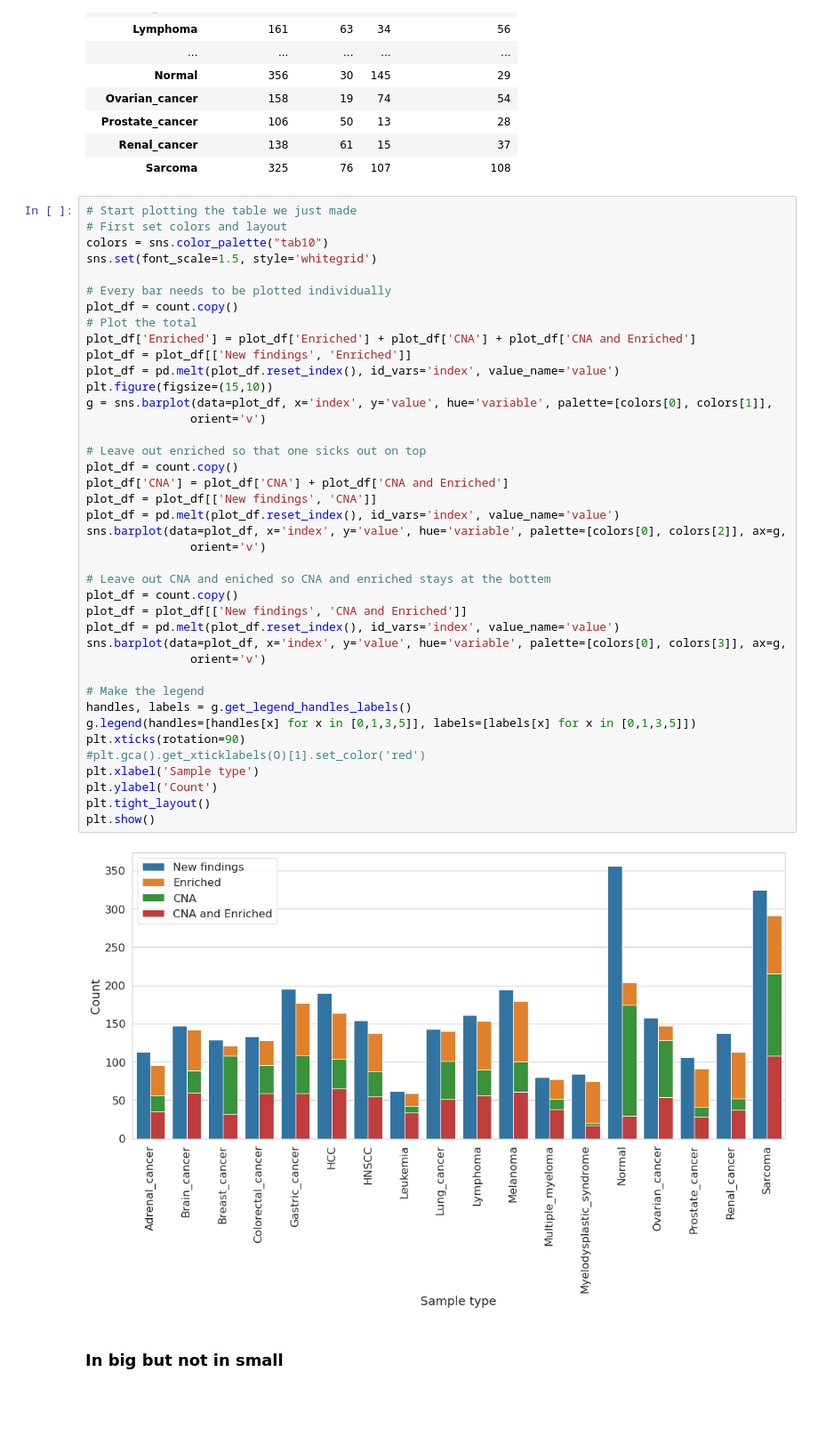
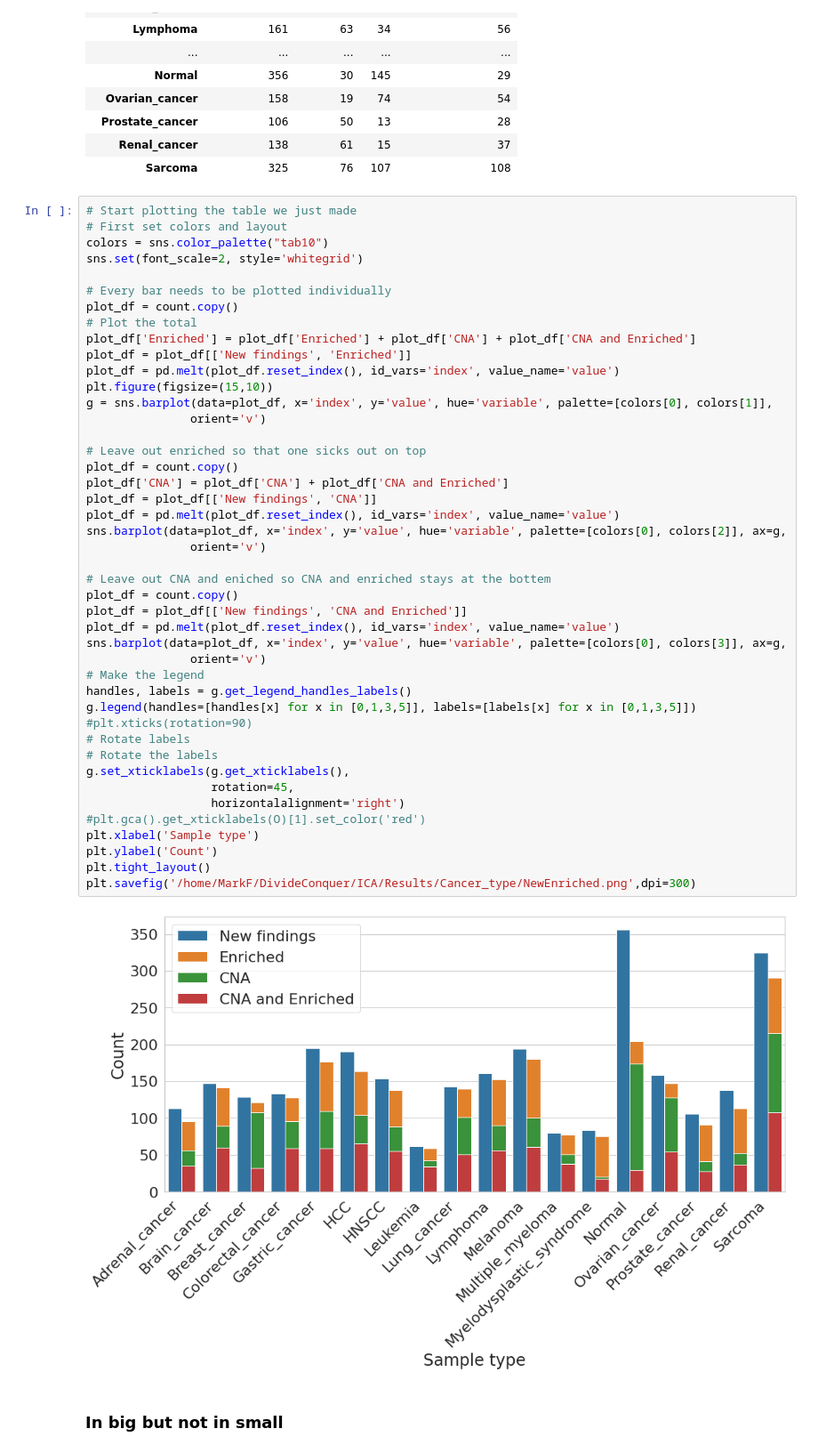
Before and after one commit to MarkF-hanze/ICA, a Jupyter notebook: Jupyter_Notebooks/Inspect_Biology.ipynb, the cells around one changed output. Shown at 89% size. Saved outputs shown, nothing was run; the diff lists cells and outputs as text; blank space fills up the shorter version.

Commit message:
higher quality images

```diff
--- a/Jupyter_Notebooks/Inspect_Biology.ipynb
+++ b/Jupyter_Notebooks/Inspect_Biology.ipynb
@@ -438,44 +438,48 @@ count
 # Start plotting the table we just made
 # First set colors and layout
 colors = sns.color_palette("tab10")
-sns.set(font_scale=1.5, style='whitegrid')
+sns.set(font_scale=2, style='whitegrid')
 
 # Every bar needs to be plotted individually
 plot_df = count.copy()
 # Plot the total
 plot_df['Enriched'] = plot_df['Enriched'] + plot_df['CNA'] + plot_df['CNA and Enriched']
 plot_df = plot_df[['New findings', 'Enriched']]
 plot_df = pd.melt(plot_df.reset_index(), id_vars='index', value_name='value')
 plt.figure(figsize=(15,10))
 g = sns.barplot(data=plot_df, x='index', y='value', hue='variable', palette=[colors[0], colors[1]],
                orient='v')
 
 # Leave out enriched so that one sicks out on top
 plot_df = count.copy()
 plot_df['CNA'] = plot_df['CNA'] + plot_df['CNA and Enriched']
 plot_df = plot_df[['New findings', 'CNA']]
 plot_df = pd.melt(plot_df.reset_index(), id_vars='index', value_name='value')
 sns.barplot(data=plot_df, x='index', y='value', hue='variable', palette=[colors[0], colors[2]], ax=g,
                orient='v')
 
 # Leave out CNA and eniched so CNA and enriched stays at the bottem
 plot_df = count.copy()
 plot_df = plot_df[['New findings', 'CNA and Enriched']]
 plot_df = pd.melt(plot_df.reset_index(), id_vars='index', value_name='value')
 sns.barplot(data=plot_df, x='index', y='value', hue='variable', palette=[colors[0], colors[3]], ax=g,
                orient='v')
-
 # Make the legend
 handles, labels = g.get_legend_handles_labels()
 g.legend(handles=[handles[x] for x in [0,1,3,5]], labels=[labels[x] for x in [0,1,3,5]])
-plt.xticks(rotation=90)
+#plt.xticks(rotation=90)
+# Rotate labels
+# Rotate the labels
+g.set_xticklabels(g.get_xticklabels(),
+                  rotation=45,
+                  horizontalalignment='right')
 #plt.gca().get_xticklabels(O)[1].set_color('red')
 plt.xlabel('Sample type')
 plt.ylabel('Count')
 plt.tight_layout()
-plt.show()
+plt.savefig('/home/MarkF/DivideConquer/ICA/Results/Cancer_type/NewEnriched.png',dpi=300)
 # %% [output]
-[figure, old version]
+[figure, new version]
 # %% [markdown]
 ### In big but not in small
 # %%
```
Also changed, not shown: parts of 1 cell of this notebook, 2 other files.
